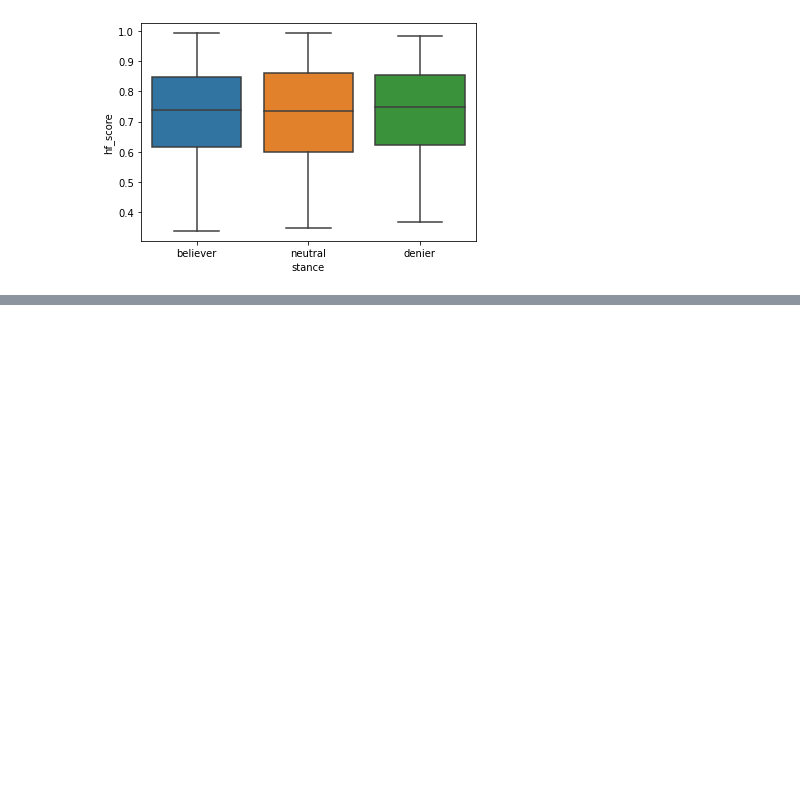
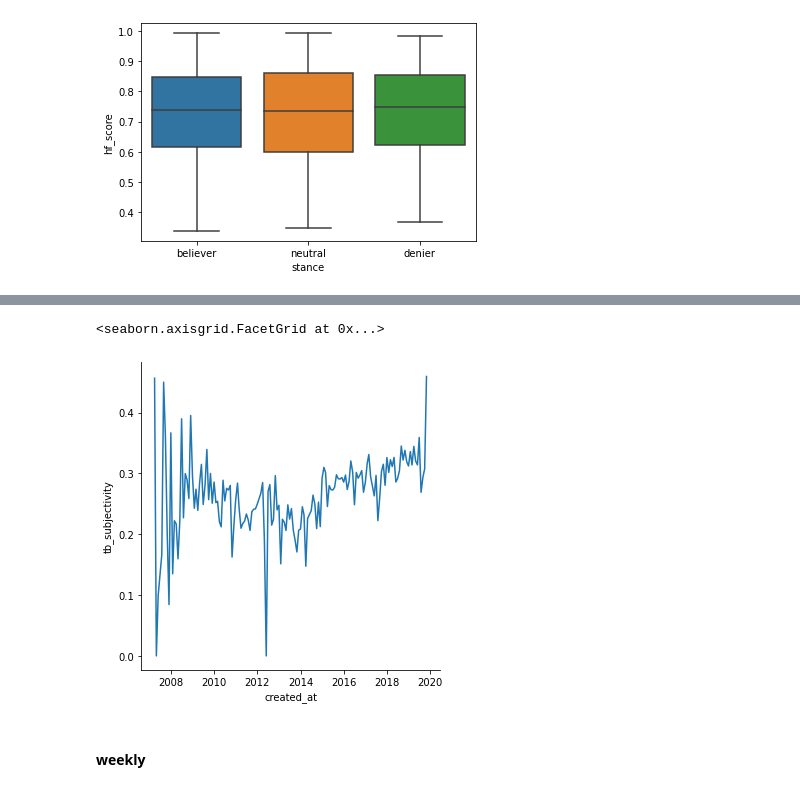
Before and after one commit to 3LL3RM4NN/bdlt_project_the_prophets, a Jupyter notebook: playground_julius.ipynb, the cells around one changed output, grey strips where cells are left out. Saved outputs shown, nothing was run; the diff lists cells and outputs as text; code cells hidden in the pictures; blank space fills up the shorter version.

```diff
--- a/playground_julius.ipynb
+++ b/playground_julius.ipynb
@@ -183,0 +218,7 @@ sns.boxplot(x='stance', y='hf_score', data=data)
+# %%
+sns.relplot(x='created_at', y='tb_subjectivity', data=data_month, kind='line')
+# %% [output]
+<seaborn.axisgrid.FacetGrid at 0x...>
+[figure, added]
+# %% [markdown]
+#### weekly
```
Also changed, not shown: parts of 11 cells of this notebook.
